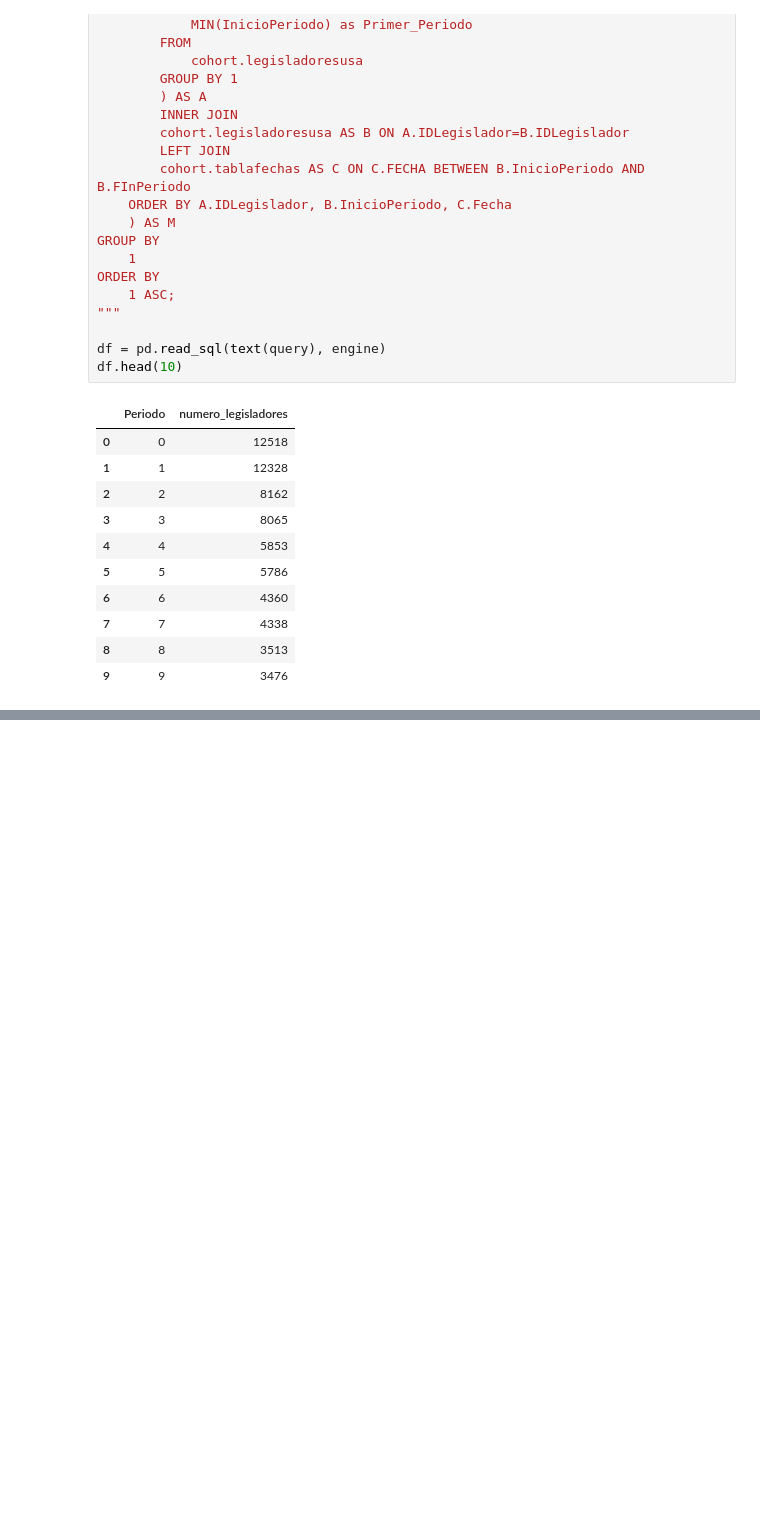
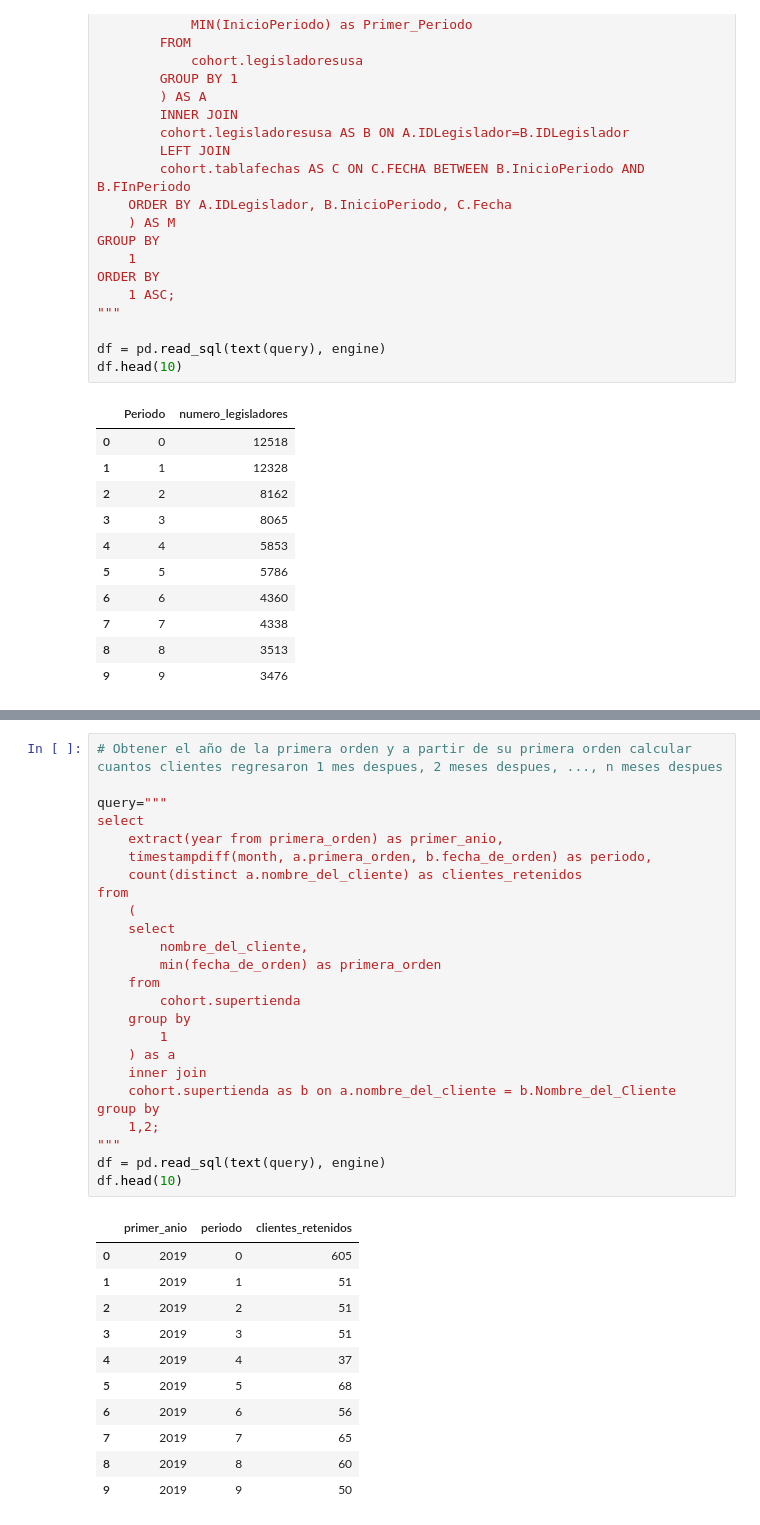
Before and after one commit to user14721068/SQL, a Jupyter notebook: 4 Análisis de Cohorte.ipynb, the cells around one changed output, grey strips where cells are left out. Cells and saved outputs as stored; diff of their text form; blank space fills up the shorter version.

```diff
--- a/4 Análisis de Cohorte.ipynb
+++ b/4 Análisis de Cohorte.ipynb
@@ -444,0 +532,37 @@ df.head(10)
+# %%
+# Obtener el año de la primera orden y a partir de su primera orden calcular cuantos clientes regresaron 1 mes despues, 2 meses despues, ..., n meses despues
+
+query="""
+select
+    extract(year from primera_orden) as primer_anio,
+    timestampdiff(month, a.primera_orden, b.fecha_de_orden) as periodo,
+    count(distinct a.nombre_del_cliente) as clientes_retenidos
+from
+    (
+    select
+        nombre_del_cliente,
+        min(fecha_de_orden) as primera_orden
+    from
+        cohort.supertienda
+    group by
+        1
+    ) as a
+    inner join
+    cohort.supertienda as b on a.nombre_del_cliente = b.Nombre_del_Cliente
+group by
+    1,2;
+"""
+df = pd.read_sql(text(query), engine)
+df.head(10)
+# %% [output]
+|  | primer_anio | periodo | clientes_retenidos |
+| 0 | 2019 | 0 | 605 |
+| 1 | 2019 | 1 | 51 |
+| 2 | 2019 | 2 | 51 |
+| 3 | 2019 | 3 | 51 |
+| 4 | 2019 | 4 | 37 |
+| 5 | 2019 | 5 | 68 |
+| 6 | 2019 | 6 | 56 |
+| 7 | 2019 | 7 | 65 |
+| 8 | 2019 | 8 | 60 |
+| 9 | 2019 | 9 | 50 |
```
Also changed, not shown: parts of 4 cells of this notebook.
